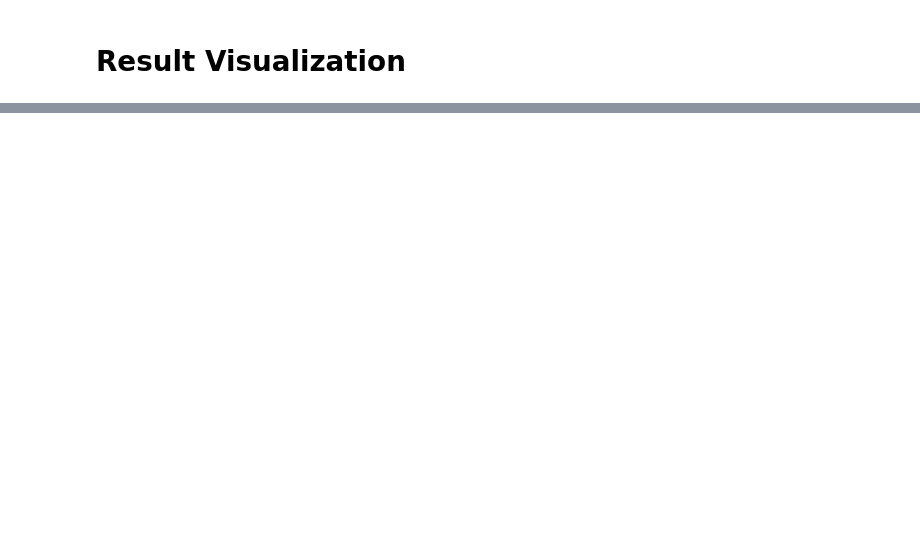
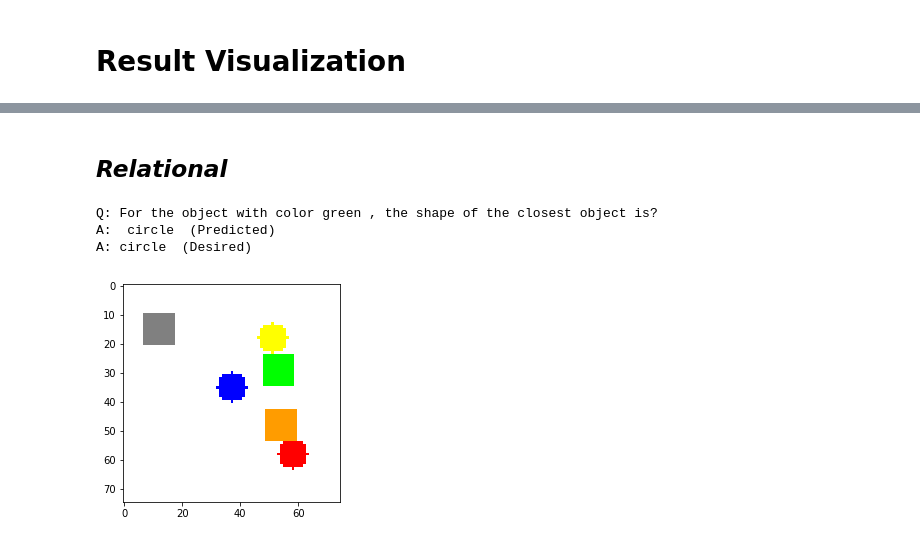
Before and after one commit to kritiksoman/Relation-Network, a Jupyter notebook: RN_Sort_of_Clevr.ipynb, the cells around one changed output, grey strips where cells are left out. Cells and saved outputs as stored; diff of their text form; code cells hidden in the pictures; blank space fills up the shorter version.

```diff
--- a/RN_Sort_of_Clevr.ipynb
+++ b/RN_Sort_of_Clevr.ipynb
@@ -409,10 +424,10 @@ class CNN_MLP(BasicModel):
 # %%
+# create model object
 from argparse import Namespace
-resumeFlag=None
-# resumeFlag='epoch_RN_20.pth'
+# resumeFlag=None
+resumeFlag='final_epoch_RN_03.pth'
 bs=64
-# bs=80
-mydict={'batch_size':bs,'cuda':True,'epochs':20,'log_interval':10,'lr':0.00025,'model':'RN','no_cuda':False,'resume':resumeFlag,'seed':1}
+mydict={'batch_size':bs,'cuda':True,'epochs':20,'log_interval':10,'lr':0.0001,'model':'RN','no_cuda':False,'resume':resumeFlag,'seed':1}
 args = Namespace(**mydict)
 model=RN(args)
 # Detect if we have a GPU available
@@ -668,0 +535,33 @@ Desired answer circle
+# %%
+# function plotting and visualizing results
+colors = ['red ', 'green ', 'blue ', 'orange ', 'gray ', 'yellow ']
+answer_sheet = ['yes', 'no', 'rectangle', 'circle', '1', '2', '3', '4', '5', '6']
+
+def plot_RN_result(idx):
+  img2 = np.swapaxes(input_img[idx].cpu().detach().numpy(),0,2)
+  plt.imshow(np.dstack((img2[:,:,2],img2[:,:,1],img2[:,:,0])));
+  plt.grid(False)
+  question=input_qst[idx]
+  if question[6] == 1:
+      query = 'Q: The object with color '
+      query += colors[question.tolist()[0:6].index(1)]+', '
+      if question[8] == 1:
+          query += 'has what shape?'
+      if question[9] == 1:
+          query += 'is towards the left?'
+      if question[10] == 1:
+          query += 'is towards the top?'
+  if question[7] == 1:
+      query = 'Q: For the object with color '
+      query += colors[question.tolist()[0:6].index(1)]+', '
+      if question[8] == 1:
+          query += 'the shape of the closest object is?'
+      if question[9] == 1:
+          query += 'the shape of the furthest object is??'
+      if question[10] == 1:
+          query += 'the number of objects having the same shape is?'
+  print(query)
+  print('A: ',answer_sheet[accuracy_rels[0][idx]],' (Predicted)')
+  print('A:' ,answer_sheet[label[idx]],' (Desired)')
+# %% [markdown]
+ ## *Relational*
@@ -668,0 +586,8 @@ Desired answer circle
+# %%
+idx=4#index of img,question,answer
+plot_RN_result(idx)
+# %% [output]
+Q: For the object with color green , the shape of the closest object is?
+A:  circle  (Predicted)
+A: circle  (Desired)
+[figure, added]
```
Also changed, not shown: parts of 29 cells of this notebook.
